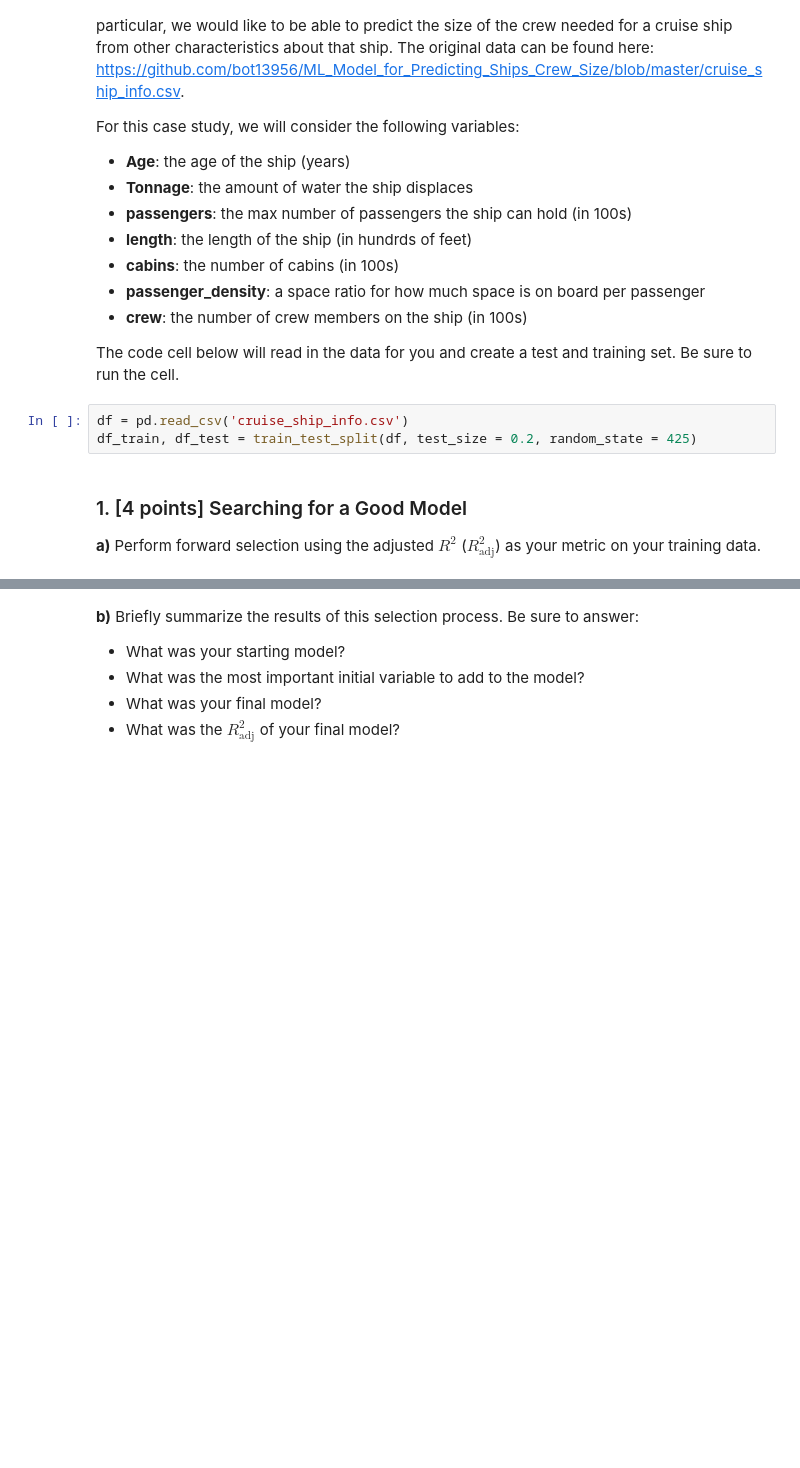
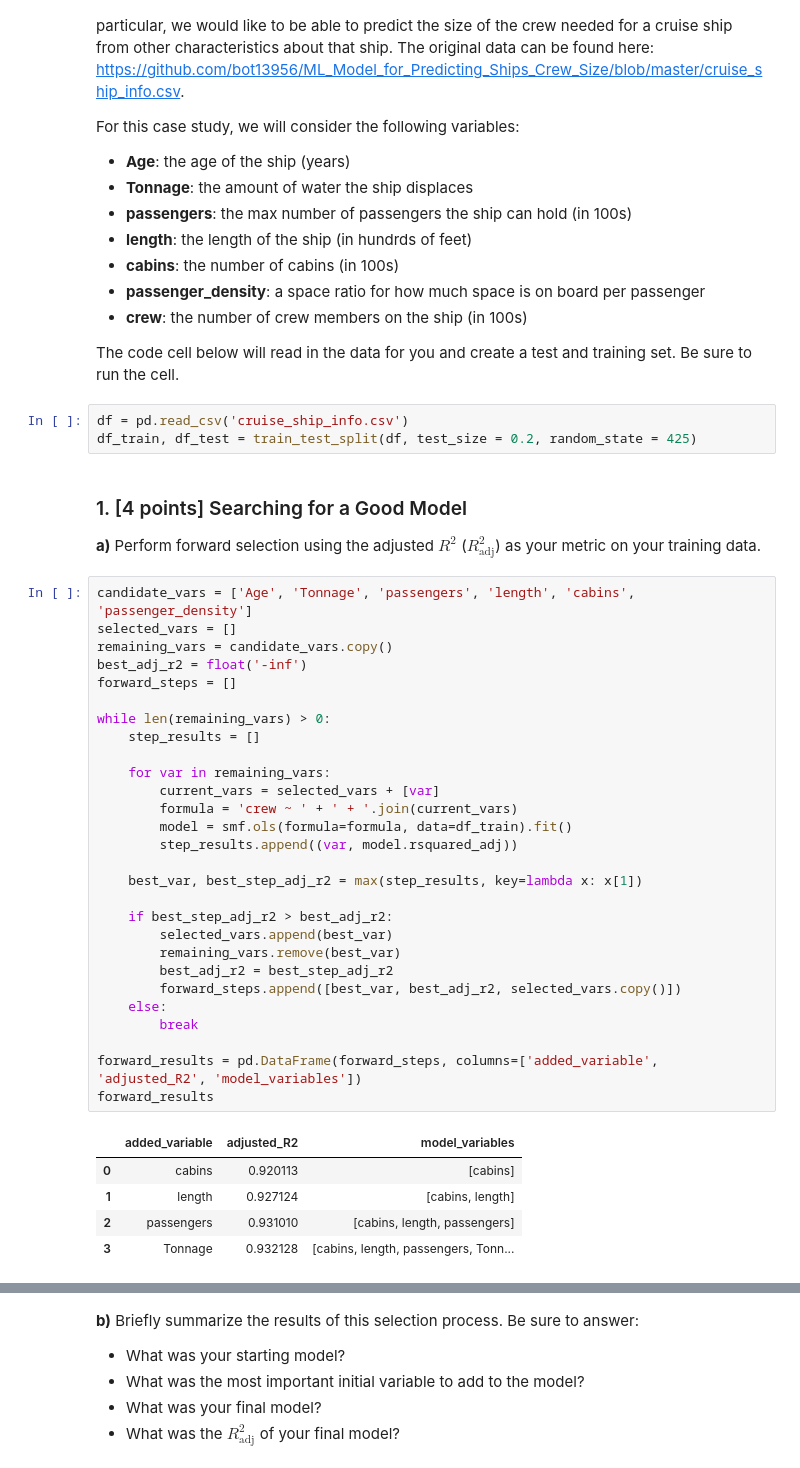
Before and after one commit to MatthewMandhyan/Stat207_clone, a Jupyter notebook: lab_13/lab_13.ipynb, the cells around one changed output, grey strips where cells are left out. Drawn from its saved outputs; the diff is of its cells as text; blank space fills up the shorter version.

```diff
--- a/lab_13/lab_13.ipynb
+++ b/lab_13/lab_13.ipynb
@@ -69,3 +71,37 @@ df_train, df_test = train_test_split(df, test_size = 0.2, random_state = 425)
 ### 1. [4 points] Searching for a Good Model
 
 **a)** Perform forward selection using the adjusted $R^2$ ($R^2_\text{adj}$) as your metric on your training data.
+# %%
+candidate_vars = ['Age', 'Tonnage', 'passengers', 'length', 'cabins', 'passenger_density']
+selected_vars = []
+remaining_vars = candidate_vars.copy()
+best_adj_r2 = float('-inf')
+forward_steps = []
+
+while len(remaining_vars) > 0:
+    step_results = []
+
+    for var in remaining_vars:
+        current_vars = selected_vars + [var]
+        formula = 'crew ~ ' + ' + '.join(current_vars)
+        model = smf.ols(formula=formula, data=df_train).fit()
+        step_results.append((var, model.rsquared_adj))
+
+    best_var, best_step_adj_r2 = max(step_results, key=lambda x: x[1])
+
+    if best_step_adj_r2 > best_adj_r2:
+        selected_vars.append(best_var)
+        remaining_vars.remove(best_var)
+        best_adj_r2 = best_step_adj_r2
+        forward_steps.append([best_var, best_adj_r2, selected_vars.copy()])
+    else:
+        break
+
+forward_results = pd.DataFrame(forward_steps, columns=['added_variable', 'adjusted_R2', 'model_variables'])
+forward_results
+# %% [output]
+|  | added_variable | adjusted_R2 | model_variables |
+| 0 | cabins | 0.920113 | [cabins] |
+| 1 | length | 0.927124 | [cabins, length] |
+| 2 | passengers | 0.931010 | [cabins, length, passengers] |
+| 3 | Tonnage | 0.932128 | [cabins, length, passengers, Tonn... |
```
Also changed, not shown: parts of 11 cells of this notebook.
